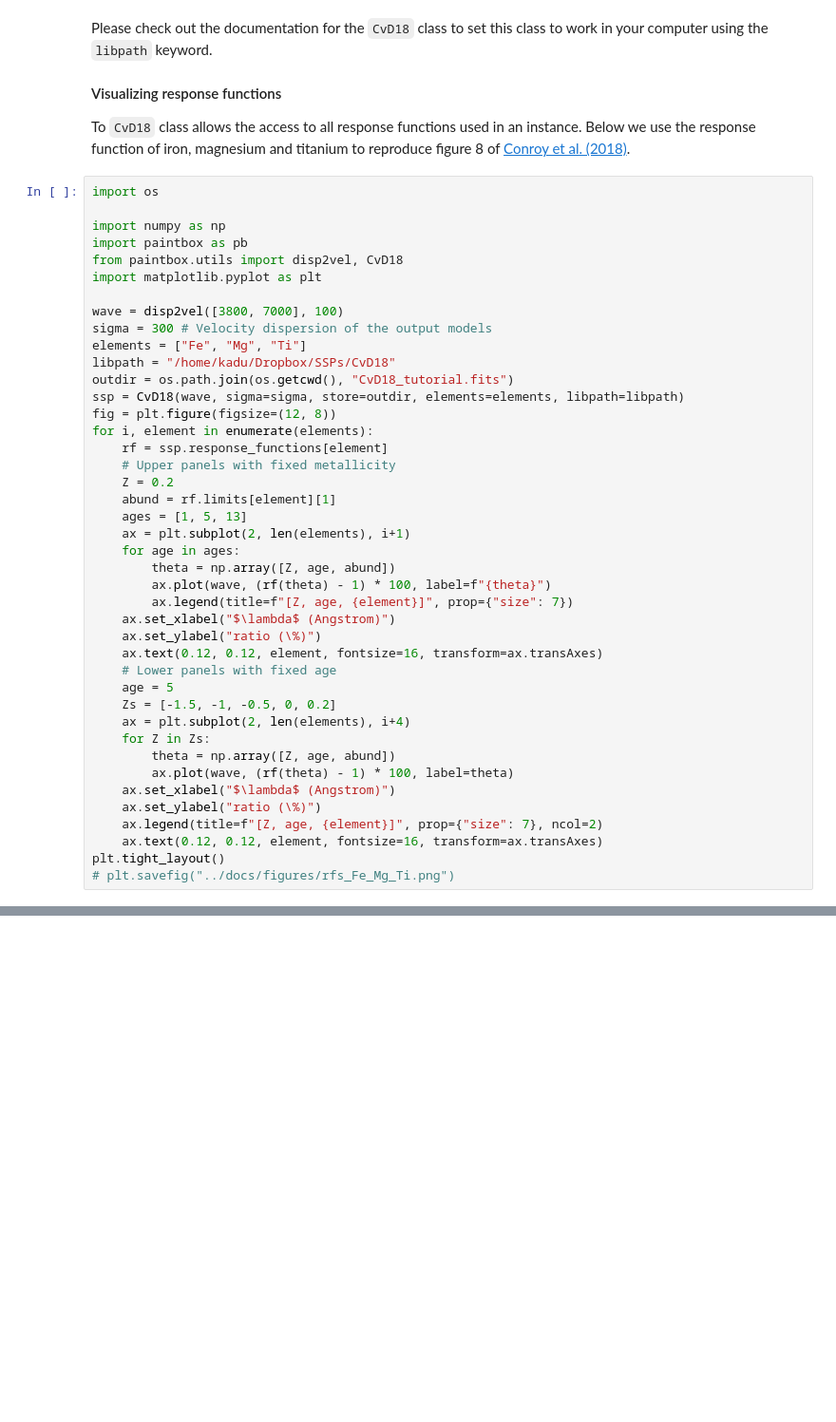
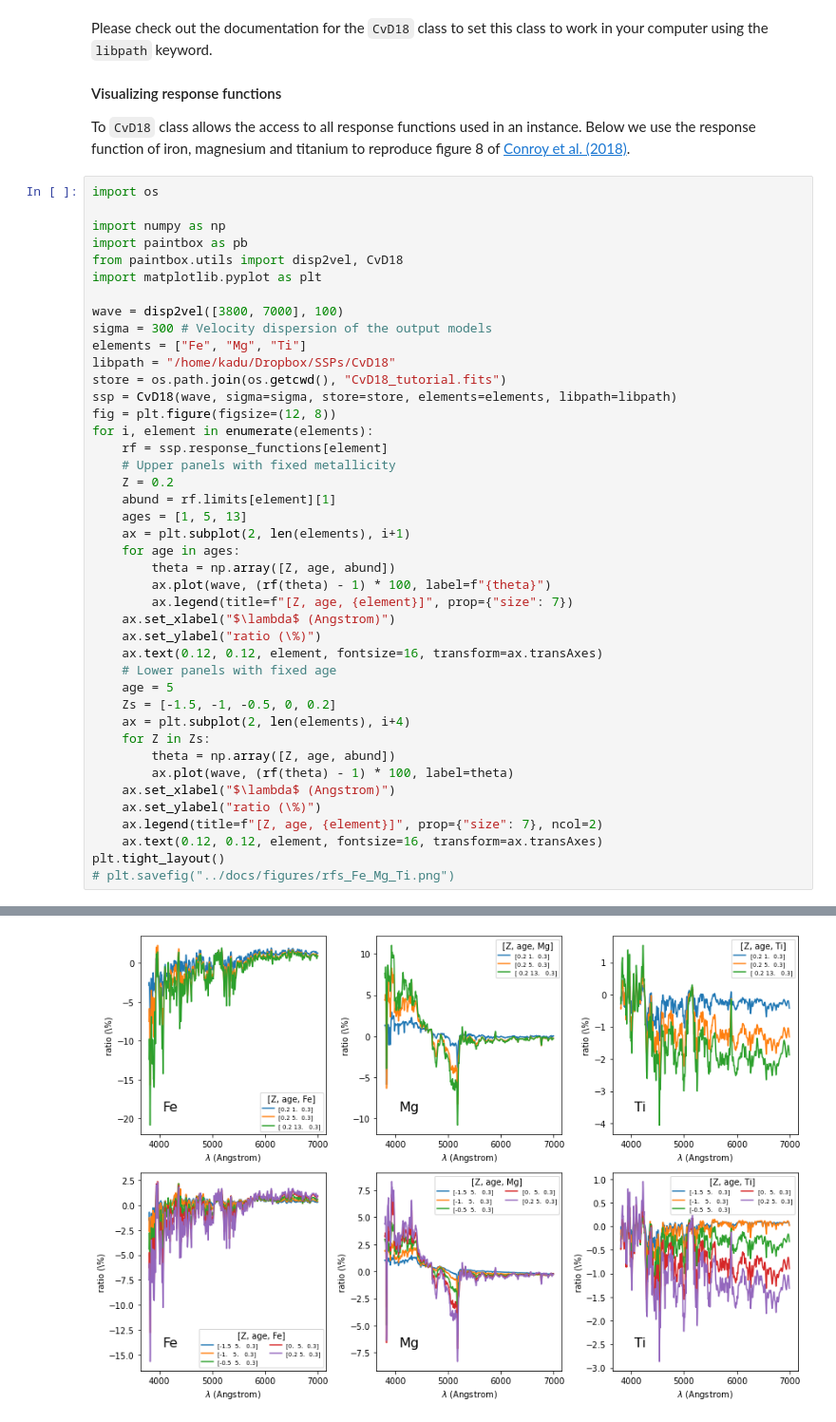
Before and after one commit to cebarbosa/paintbox, a Jupyter notebook: tutorials/cvd18.ipynb, the cells around one changed output, grey strips where cells are left out. Shown: that part at 95% size. Saved outputs shown, nothing was run; the diff lists cells and outputs as text; blank space fills up the shorter version.

```diff
--- a/tutorials/cvd18.ipynb
+++ b/tutorials/cvd18.ipynb
@@ -57,8 +57,8 @@ wave = disp2vel([3800, 7000], 100)
 sigma = 300 # Velocity dispersion of the output models
 elements = ["Fe", "Mg", "Ti"]
 libpath = "/home/kadu/Dropbox/SSPs/CvD18"
-outdir = os.path.join(os.getcwd(), "CvD18_tutorial.fits")
-ssp = CvD18(wave, sigma=sigma, store=outdir, elements=elements, libpath=libpath)
+store = os.path.join(os.getcwd(), "CvD18_tutorial.fits")
+ssp = CvD18(wave, sigma=sigma, store=store, elements=elements, libpath=libpath)
 fig = plt.figure(figsize=(12, 8))
 for i, element in enumerate(elements):
     rf = ssp.response_functions[element]
@@ -91,0 +91 @@ TypeError: __init__() got an unexpected keyword argument 'outdir'
+[figure, added]
```
Also changed, not shown: parts of 1 cell of this notebook.
